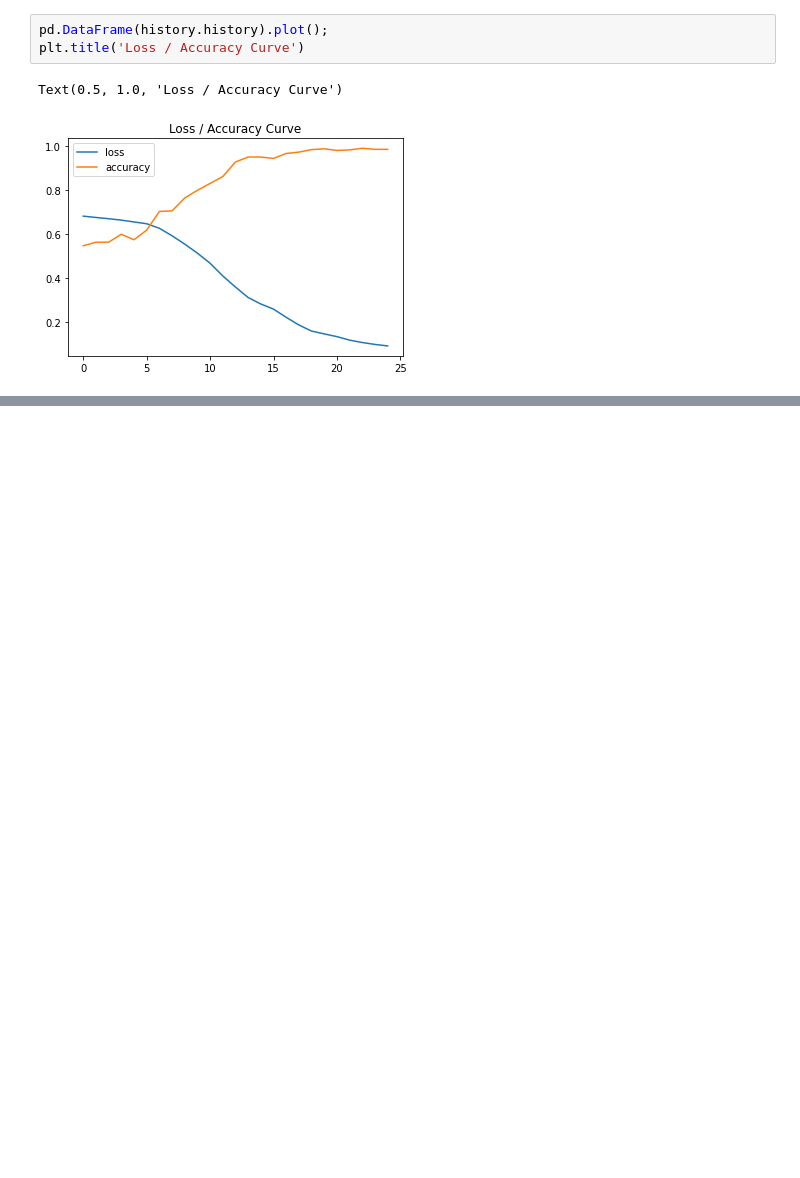
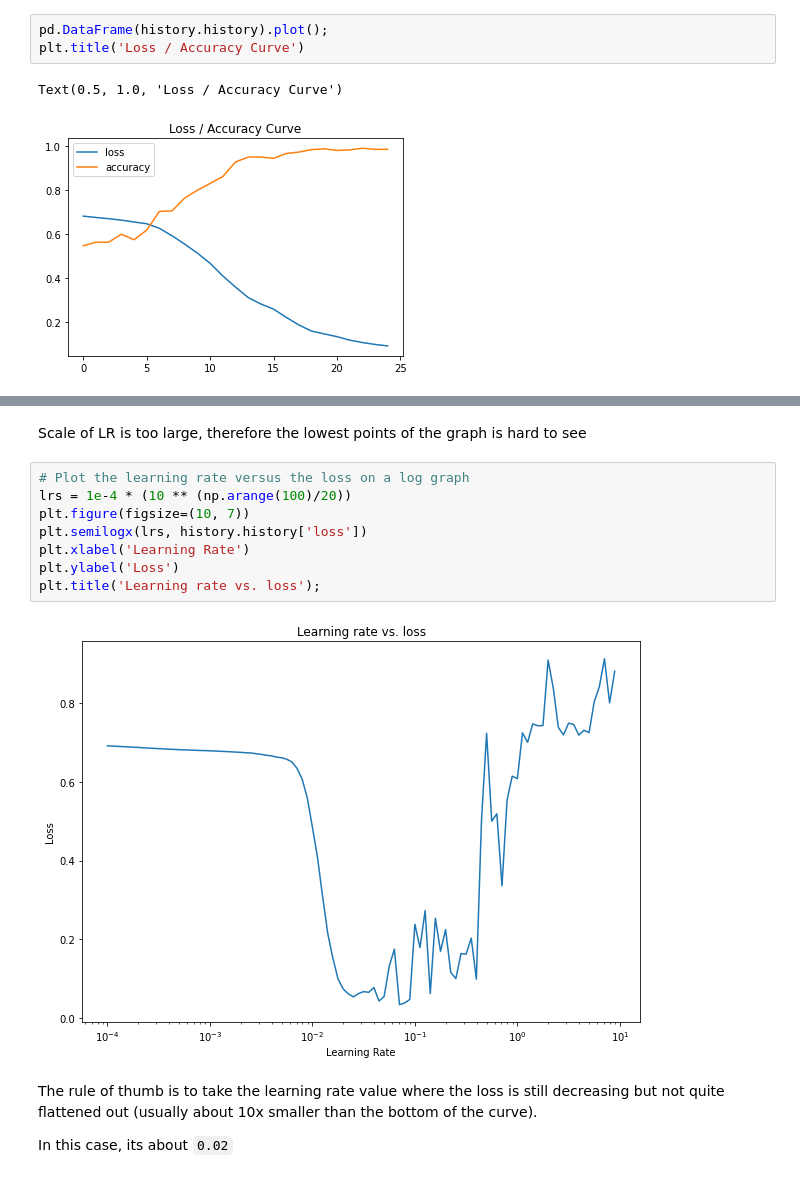
Before and after one commit to Ammar-Raneez/TF_Learning_ZTM, a Jupyter notebook: tensorflow-classification.ipynb, the cells around one changed output, grey strips where cells are left out. Drawn from its saved outputs; the diff is of its cells as text; blank space fills up the shorter version.

```diff
--- a/tensorflow-classification.ipynb
+++ b/tensorflow-classification.ipynb
@@ -733,0 +801,16 @@ Text(0.5, 1.0, 'Loss / Accuracy Curve')
+# %% [markdown]
+Scale of LR is too large, therefore the lowest points of the graph is hard to see
+# %%
+# Plot the learning rate versus the loss on a log graph
+lrs = 1e-4 * (10 ** (np.arange(100)/20))
+plt.figure(figsize=(10, 7))
+plt.semilogx(lrs, history.history['loss'])
+plt.xlabel('Learning Rate')
+plt.ylabel('Loss')
+plt.title('Learning rate vs. loss');
+# %% [output]
+[figure, added]
+# %% [markdown]
+The rule of thumb is to take the learning rate value where the loss is still decreasing but not quite flattened out (usually about 10x smaller than the bottom of the curve).
+
+In this case, its about `0.02`
```
Also changed, not shown: parts of 5 cells of this notebook.
